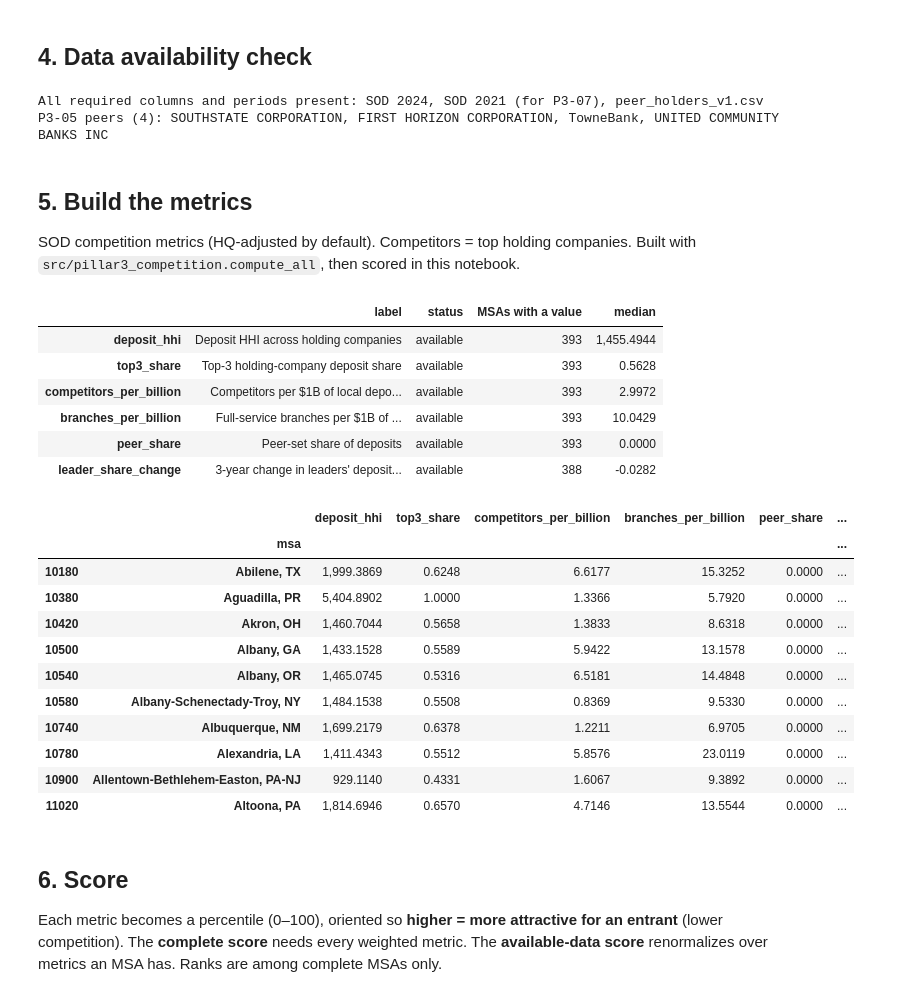
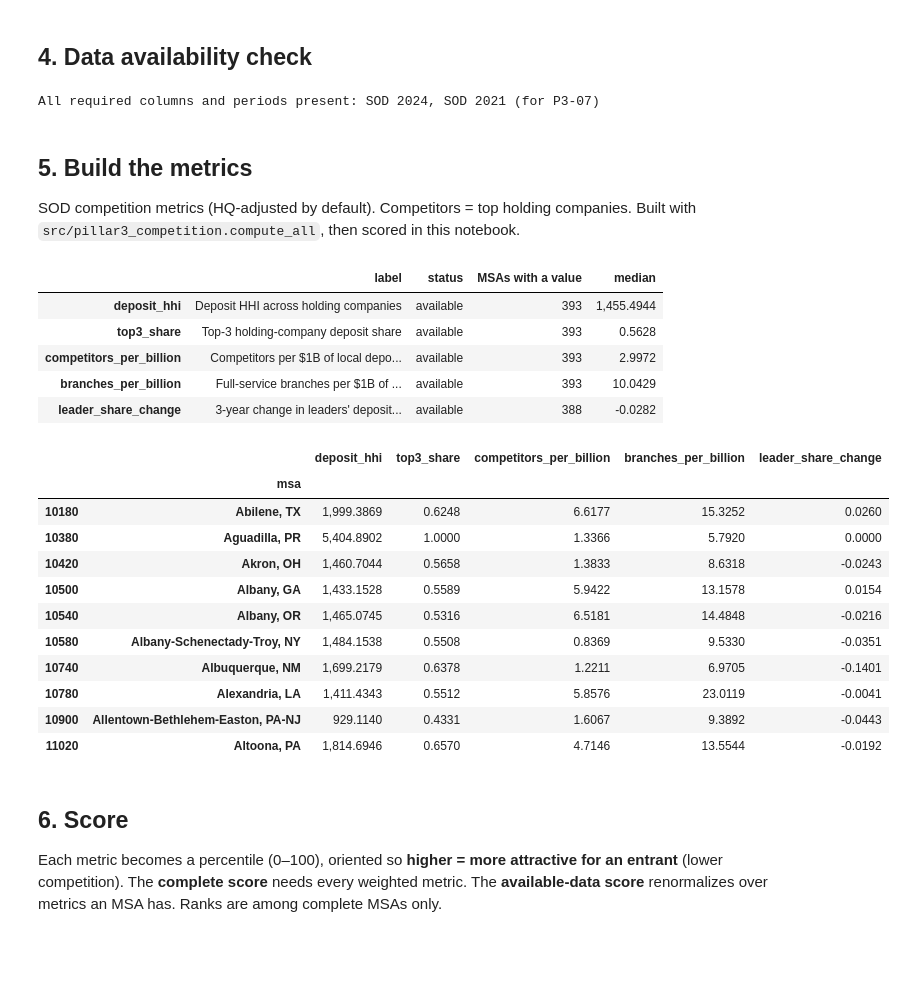
Before and after one commit to Kottakotavenkatakeerthika/bankunited-market-expansion, a Jupyter notebook: notebooks/pillar3_competition.ipynb, the cells around one changed output. Cells and saved outputs as stored; diff of their text form; code cells hidden in the pictures; blank space fills up the shorter version.

Commit message:
Final score gate, editable weights, Pillar 3 without peer metric

```diff
--- a/notebooks/pillar3_competition.ipynb
+++ b/notebooks/pillar3_competition.ipynb
@@ -130,20 +130,18 @@ Baseline = equal weight on all six metrics. Direction is **Lower** = more attrac
 # %%
 WEIGHTS = {
     # Concentration
-    "deposit_hhi":             1 / 6,   # P3-01
-    "top3_share":              1 / 6,   # P3-02
+    "deposit_hhi":             1 / 5,   # P3-01
+    "top3_share":              1 / 5,   # P3-02
     # Market thinness
-    "competitors_per_billion": 1 / 6,   # P3-03
-    "branches_per_billion":    1 / 6,   # P3-04
-    # Peers and opening
-    "peer_share":              1 / 6,   # P3-05
-    "leader_share_change":     1 / 6,   # P3-07
+    "competitors_per_billion": 1 / 5,   # P3-03
+    "branches_per_billion":    1 / 5,   # P3-04
+    # Opening
+    "leader_share_change":     1 / 5,   # P3-07
 }
 
 SETTINGS = {
     "score_year": 2024,
     "hq_adjusted": True,   # exclude main-office + home-banking bookings
-    "peers_path": str(REFERENCE / "peer_holders_v1.csv"),
 }
 EXAMPLE_CBSA = "16740"   # Charlotte
 PILLAR_TAG = "pillar3"
@@ -183,8 +182,6 @@ REGISTRY = pd.DataFrame([
      "bank_msa_year SOD", "available", "P3-03"),
     ("branches_per_billion", "Full-service branches per $1B of local deposits", "Market thinness", "Lower", "June 2024",
      "bank_msa_year SOD", "available", "P3-04"),
-    ("peer_share", "Peer-set share of deposits", "Peers", "Lower", "June 2024",
-     "bank_msa_year SOD + peer_holders_v1.csv", "available", "P3-05"),
     ("leader_share_change", "3-year change in leaders' deposit share", "Opening", "Lower", "2021→2024",
      "bank_msa_year SOD", "available", "P3-07"),
 ], columns=["key", "label", "group", "direction", "period", "source", "status", "metric_id"]).set_index("key")
@@ -224,28 +220,21 @@ avail = pd.DataFrame(rows, columns=["table", "column", "present"])
 assert avail.present.all(), avail[~avail.present]
 
 sod_years = set(bank_msa_year.dropna(subset=["sod_deposits_usd"]).year)
-peers_path = Path(SETTINGS["peers_path"])
 checks = {
     f"SOD {SETTINGS['score_year']}": SETTINGS["score_year"] in sod_years,
     f"SOD {SETTINGS['score_year'] - 3} (for P3-07)": (SETTINGS["score_year"] - 3) in sod_years,
-    "peer_holders_v1.csv": peers_path.exists(),
 }
 assert all(checks.values()), checks
 print("All required columns and periods present:", ", ".join(checks))
-
-peers = p3.load_peers(peers_path)
-names = peers["holder_name"].astype(str).tolist() if "holder_name" in peers.columns else peers["holder_rssd_id"].tolist()
-print(f"P3-05 peers ({len(peers)}):", ", ".join(names))
 # %% [output]
-All required columns and periods present: SOD 2024, SOD 2021 (for P3-07), peer_holders_v1.csv
-P3-05 peers (4): SOUTHSTATE CORPORATION, FIRST HORIZON CORPORATION, TowneBank, UNITED COMMUNITY BANKS INC
+All required columns and periods present: SOD 2024, SOD 2021 (for P3-07)
 # %% [markdown]
 ## 5. Build the metrics
 
 SOD competition metrics (HQ-adjusted by default). Competitors = top holding companies. Built with `src/pillar3_competition.compute_all`, then scored in this notebook.
 # %%
 tables = {"msa_year": msa_year, "bank_msa_year": bank_msa_year}
-long = p3.compute_all(tables, hq_adjusted=SETTINGS["hq_adjusted"], peers=peers)
+long = p3.compute_all(tables, hq_adjusted=SETTINGS["hq_adjusted"])
 wide = p3.to_wide(long)
 snap = wide[wide["year"] == SETTINGS["score_year"]].set_index("cbsa_code").reindex(CBSAS)
 
@@ -264,34 +253,32 @@ coverage
 | top3_share | Top-3 holding-company deposit share | available | 393 | 0.5628 |
 | competitors_per_billion | Competitors per $1B of local depo... | available | 393 | 2.9972 |
 | branches_per_billion | Full-service branches per $1B of ... | available | 393 | 10.0429 |
-| peer_share | Peer-set share of deposits | available | 393 | 0.0000 |
 | leader_share_change | 3-year change in leaders' deposit... | available | 388 | -0.0282 |
 # %%
 FMT_PCT = lambda v: "—" if pd.isna(v) else f"{v:.2%}"
 FMT_HHI = lambda v: "—" if pd.isna(v) else f"{v:,.0f}"
 FMT_NUM = lambda v: "—" if pd.isna(v) else f"{v:,.2f}"
 FORMAT = {
     "deposit_hhi": FMT_HHI,
     "top3_share": FMT_PCT,
     "competitors_per_billion": FMT_NUM,
     "branches_per_billion": FMT_NUM,
-    "peer_share": FMT_PCT,
     "leader_share_change": FMT_PCT,
 }
 metrics.join(pd.Series(TITLE, name="msa")).set_index("msa", append=True).loc[:, ACTIVE].head(10)
 # %% [output]
-|  |  | deposit_hhi | top3_share | competitors_per_billion | branches_per_billion | peer_share | ... |
-|  | msa |  |  |  |  |  | ... |
-| 10180 | Abilene, TX | 1,999.3869 | 0.6248 | 6.6177 | 15.3252 | 0.0000 | ... |
-| 10380 | Aguadilla, PR | 5,404.8902 | 1.0000 | 1.3366 | 5.7920 | 0.0000 | ... |
-| 10420 | Akron, OH | 1,460.7044 | 0.5658 | 1.3833 | 8.6318 | 0.0000 | ... |
-| 10500 | Albany, GA | 1,433.1528 | 0.5589 | 5.9422 | 13.1578 | 0.0000 | ... |
-| 10540 | Albany, OR | 1,465.0745 | 0.5316 | 6.5181 | 14.4848 | 0.0000 | ... |
-| 10580 | Albany-Schenectady-Troy, NY | 1,484.1538 | 0.5508 | 0.8369 | 9.5330 | 0.0000 | ... |
-| 10740 | Albuquerque, NM | 1,699.2179 | 0.6378 | 1.2211 | 6.9705 | 0.0000 | ... |
-| 10780 | Alexandria, LA | 1,411.4343 | 0.5512 | 5.8576 | 23.0119 | 0.0000 | ... |
-| 10900 | Allentown-Bethlehem-Easton, PA-NJ | 929.1140 | 0.4331 | 1.6067 | 9.3892 | 0.0000 | ... |
-| 11020 | Altoona, PA | 1,814.6946 | 0.6570 | 4.7146 | 13.5544 | 0.0000 | ... |
+|  |  | deposit_hhi | top3_share | competitors_per_billion | branches_per_billion | leader_share_change |
+|  | msa |  |  |  |  |  |
+| 10180 | Abilene, TX | 1,999.3869 | 0.6248 | 6.6177 | 15.3252 | 0.0260 |
+| 10380 | Aguadilla, PR | 5,404.8902 | 1.0000 | 1.3366 | 5.7920 | 0.0000 |
+| 10420 | Akron, OH | 1,460.7044 | 0.5658 | 1.3833 | 8.6318 | -0.0243 |
+| 10500 | Albany, GA | 1,433.1528 | 0.5589 | 5.9422 | 13.1578 | 0.0154 |
+| 10540 | Albany, OR | 1,465.0745 | 0.5316 | 6.5181 | 14.4848 | -0.0216 |
+| 10580 | Albany-Schenectady-Troy, NY | 1,484.1538 | 0.5508 | 0.8369 | 9.5330 | -0.0351 |
+| 10740 | Albuquerque, NM | 1,699.2179 | 0.6378 | 1.2211 | 6.9705 | -0.1401 |
+| 10780 | Alexandria, LA | 1,411.4343 | 0.5512 | 5.8576 | 23.0119 | -0.0041 |
+| 10900 | Allentown-Bethlehem-Easton, PA-NJ | 929.1140 | 0.4331 | 1.6067 | 9.3892 | -0.0443 |
+| 11020 | Altoona, PA | 1,814.6946 | 0.6570 | 4.7146 | 13.5544 | -0.0192 |
 # %% [markdown]
 ## 6. Score
 
```
Also changed, not shown: parts of 11 cells of this notebook, 5 other files.
